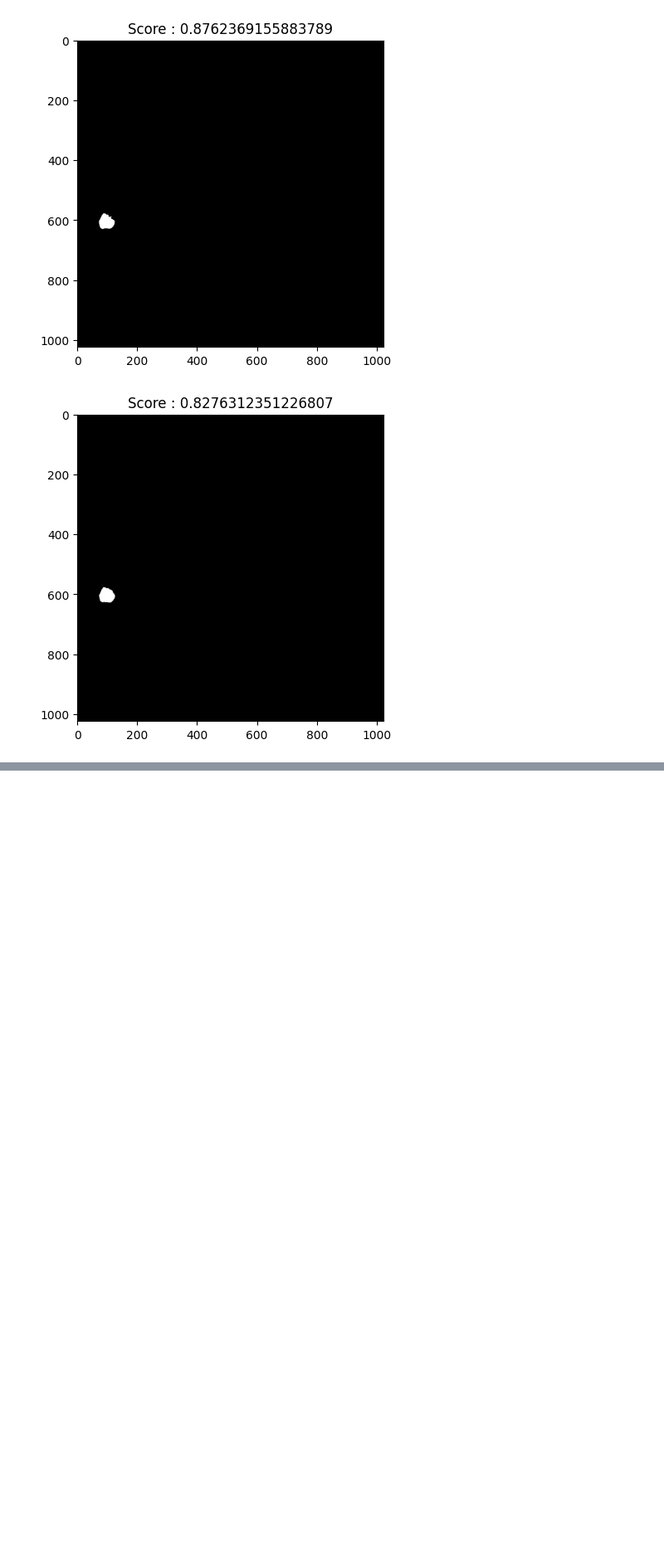
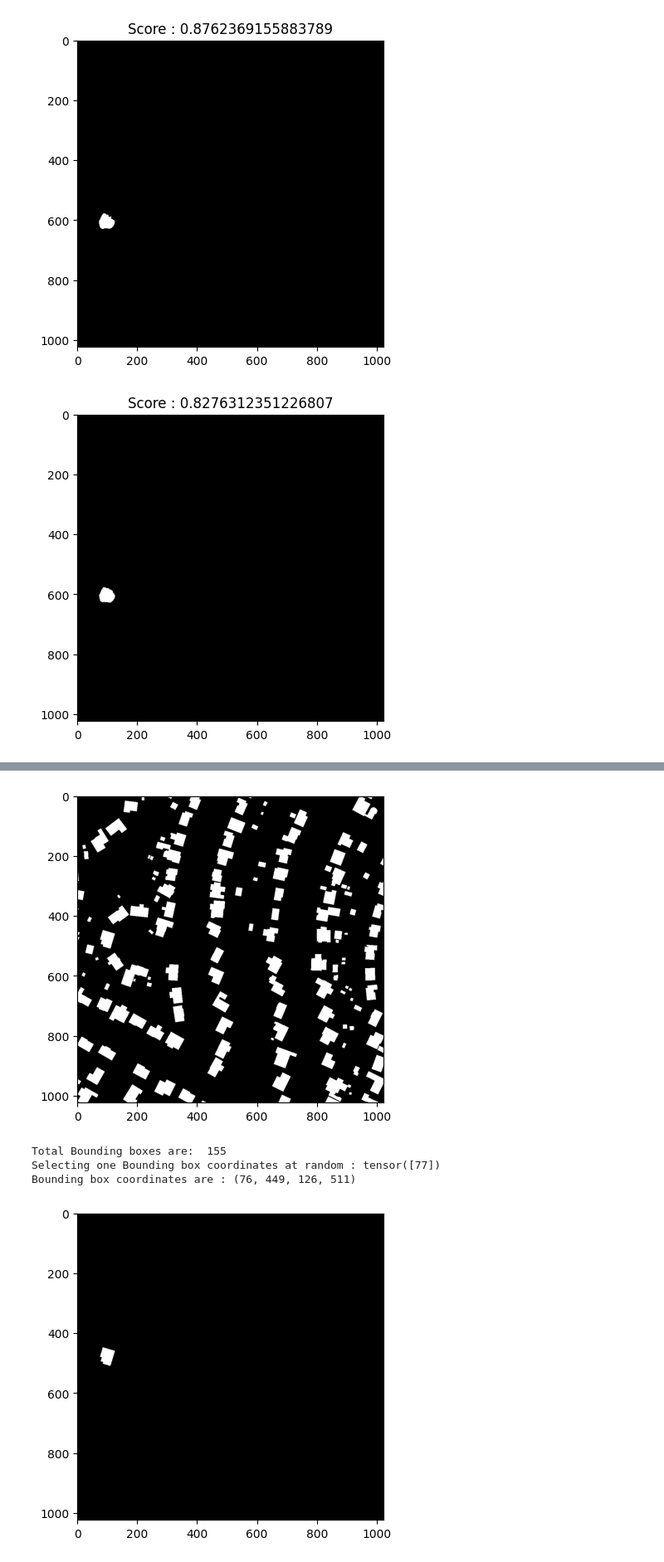
Before and after one commit to panchaldhruv27223/Solar_Rooftop_Detection, a Jupyter notebook: test.ipynb, the cells around one changed output, grey strips where cells are left out. Shown at 83% size. Cells and saved outputs as stored; diff of their text form; code cells hidden in the pictures; blank space fills up the shorter version.

```diff
--- a/test.ipynb
+++ b/test.ipynb
@@ -349,0 +382,22 @@ plt.show()
+# %%
+np.random.seed(42)
+mask = cv2.imread('Arial_images_1024_1024/masks/13.jpg', cv2.IMREAD_GRAYSCALE)
+plt.imshow(mask.reshape(1024,1024), cmap="gray")
+plt.show()
+get_bb = bounding_box(mask)
+m = len(get_bb)
+print("Total Bounding boxes are: ",len(get_bb))
+index = torch.randint(0,len(get_bb) , [1])
+print(f"Selecting one Bounding box coordinates at random : {index}")
+bb = get_bb[index]
+print(f"Bounding box coordinates are : {bb}")
+mask = torch.Tensor(mask)
+original_mask = generate_isolated_mask(mask, bb)
+plt.imshow(original_mask.reshape(1024,1024), cmap="gray")
+plt.show()
+# %% [output]
+[figure, added]
+Total Bounding boxes are:  155
+Selecting one Bounding box coordinates at random : tensor([77])
+Bounding box coordinates are : (76, 449, 126, 511)
+[figure, added]
```
Also changed, not shown: parts of 28 cells of this notebook, 13 other files.
